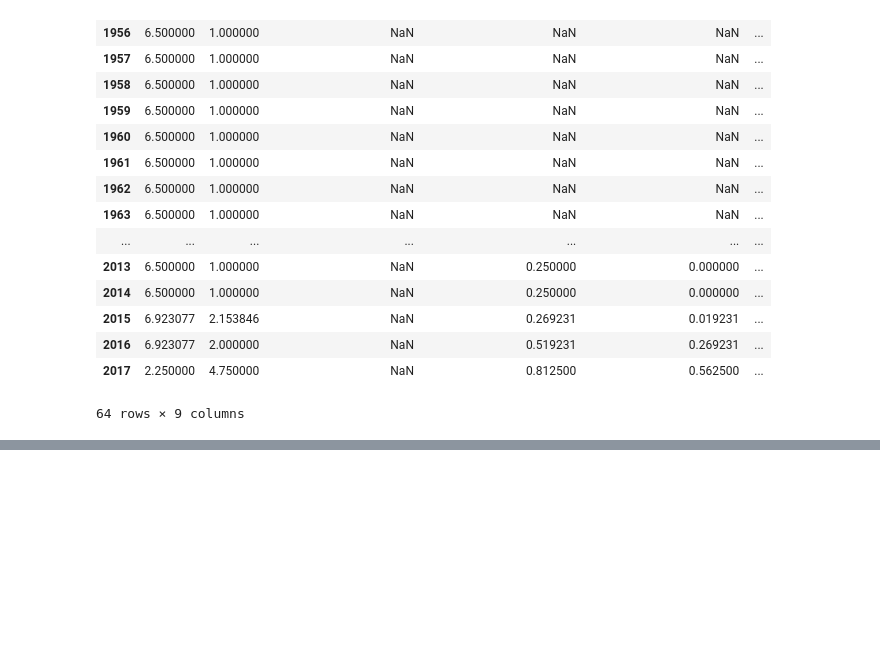
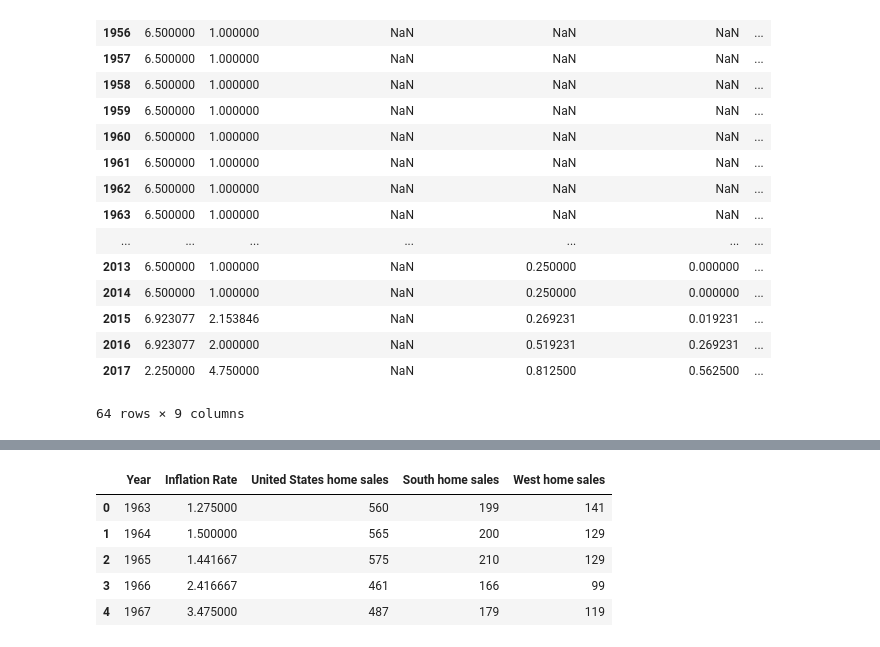
Before and after one commit to CarlosCocuy/ProjectRepo, a Jupyter notebook: data_cleaning_fed_funds.ipynb, the cells around one changed output, grey strips where cells are left out. Cells and saved outputs as stored; diff of their text form; code cells hidden in the pictures; blank space fills up the shorter version.

```diff
--- a/data_cleaning_fed_funds.ipynb
+++ b/data_cleaning_fed_funds.ipynb
@@ -33,0 +69,11 @@ fed_df.groupby(fed_df["Year"]).mean()
+# %%
+# merge dataframes
+S_W_Inflation_df=pd.merge(inflation_rate_df,housing_df, on="Year")
+S_W_Inflation_df.head()
+# %% [output]
+|  | Year | Inflation Rate | United States home sales | South home sales | West home sales |
+| 0 | 1963 | 1.275000 | 560 | 199 | 141 |
+| 1 | 1964 | 1.500000 | 565 | 200 | 129 |
+| 2 | 1965 | 1.441667 | 575 | 210 | 129 |
+| 3 | 1966 | 2.416667 | 461 | 166 | 99 |
+| 4 | 1967 | 3.475000 | 487 | 179 | 119 |
```
Also changed, not shown: parts of 6 cells of this notebook, 2 other files.
